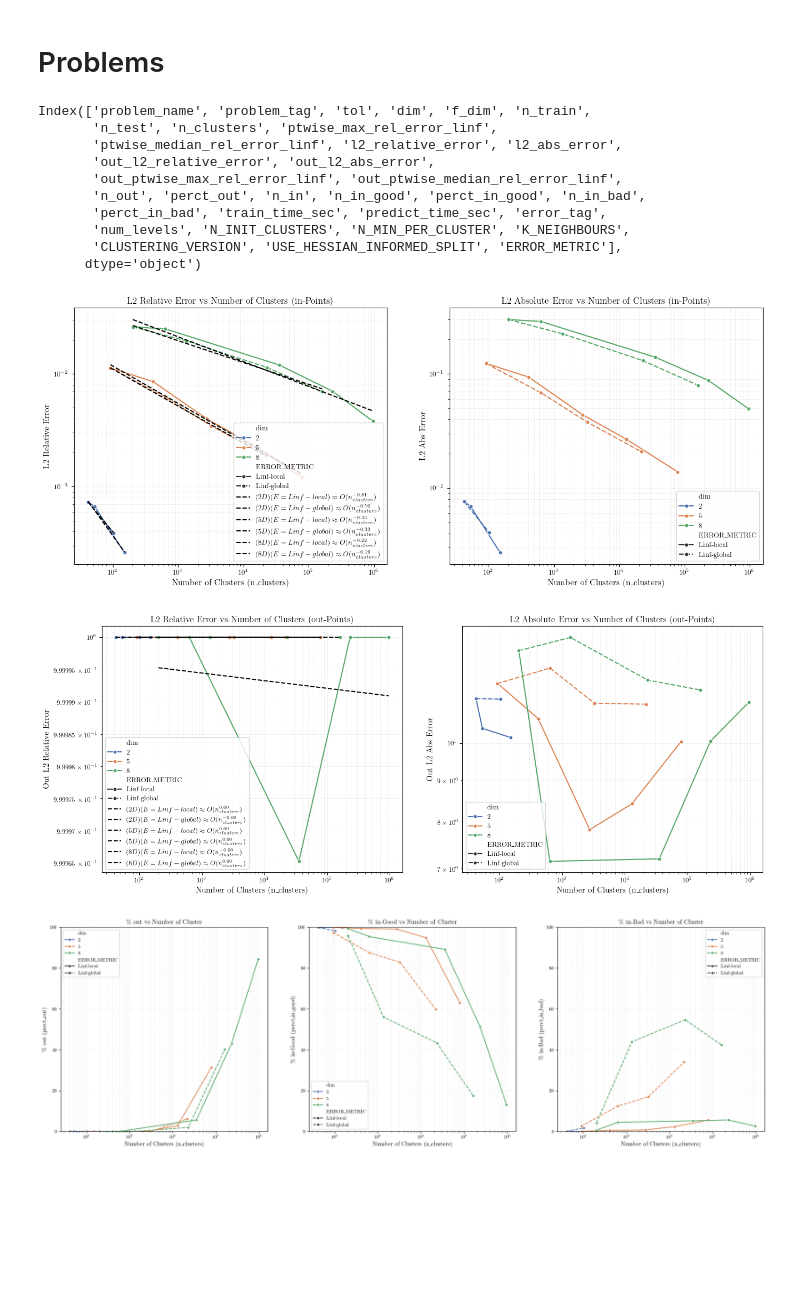
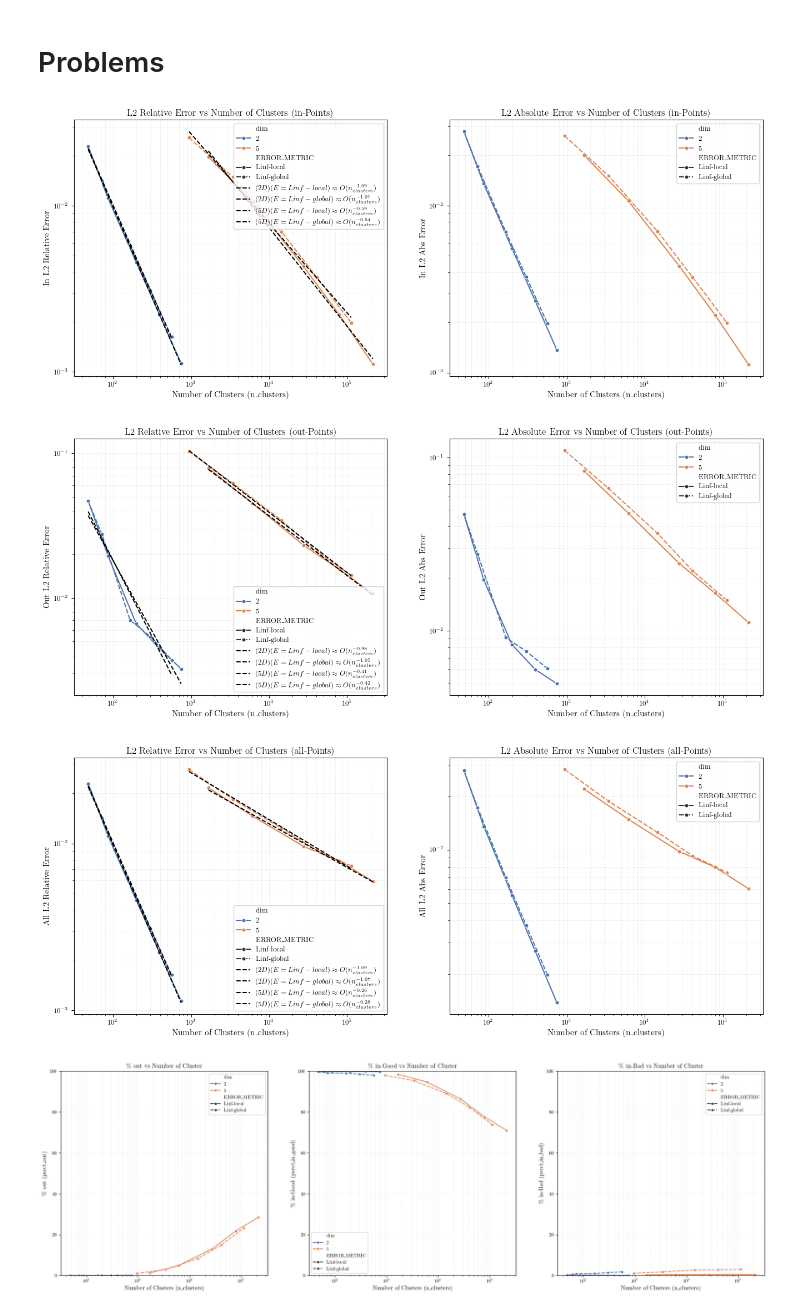
Before and after one commit to ut-padas/affini, a Jupyter notebook: ics26_eda.ipynb, the cells around one changed output. Saved outputs shown, nothing was run; the diff lists cells and outputs as text; code cells hidden in the pictures; blank space fills up the shorter version.

```diff
--- a/ics26_eda.ipynb
+++ b/ics26_eda.ipynb
@@ -176,55 +177,50 @@ def plot_percentage_metrics(df):
 # %% [markdown]
 # Problems
 # %%
-prob_dir = ICS26_DIR / "ics_quadratic"
+prob_dir = ICS26_DIR / "ics_shifted_gaussians"
 csv_path = prob_dir / "summary.csv"
 
 df_problem = pd.read_csv(csv_path)
 df_problem = df_problem.dropna(subset=["n_clusters"])
-# %%
-df_problem.columns
-# %% [output]
-Index(['problem_name', 'problem_tag', 'tol', 'dim', 'f_dim', 'n_train',
-       'n_test', 'n_clusters', 'ptwise_max_rel_error_linf',
-       'ptwise_median_rel_error_linf', 'l2_relative_error', 'l2_abs_error',
-       'out_l2_relative_error', 'out_l2_abs_error',
-       'out_ptwise_max_rel_error_linf', 'out_ptwise_median_rel_error_linf',
-       'n_out', 'perct_out', 'n_in', 'n_in_good', 'perct_in_good', 'n_in_bad',
-       'perct_in_bad', 'train_time_sec', 'predict_time_sec', 'error_tag',
-       'num_levels', 'N_INIT_CLUSTERS', 'N_MIN_PER_CLUSTER', 'K_NEIGHBOURS',
-       'CLUSTERING_VERSION', 'USE_HESSIAN_INFORMED_SPLIT', 'ERROR_METRIC'],
-      dtype='object')
 # %%
 if "hessian_estimation" in prob_dir.name:
     plot_error_with_log_log_fit(
         df_problem,
         "l2_rel_error",
         "l2_abs_error",
         "L2 Relative Error vs Number of Clusters",
         "L2 Absolute Error vs Number of Clusters",
         error_metric_col="metric",
         skip_first_n=1,
     )
 else:
     plot_error_with_log_log_fit(
         df_problem,
-        "l2_relative_error",
-        "l2_abs_error",
+        "in_l2_relative_error",
+        "in_l2_abs_error",
         "L2 Relative Error vs Number of Clusters (in-Points)",
         "L2 Absolute Error vs Number of Clusters (in-Points)",
     )
     plot_error_with_log_log_fit(
         df_problem,
         "out_l2_relative_error",
         "out_l2_abs_error",
         "L2 Relative Error vs Number of Clusters (out-Points)",
         "L2 Absolute Error vs Number of Clusters (out-Points)",
     )
+    plot_error_with_log_log_fit(
+        df_problem,
+        "all_l2_relative_error",
+        "all_l2_abs_error",
+        "L2 Relative Error vs Number of Clusters (all-Points)",
+        "L2 Absolute Error vs Number of Clusters (all-Points)",
+    )
     plot_percentage_metrics(df_problem)
 # %% [output]
-[figure, old version]
+[figure, new version]
-[figure, old version]
+[figure, new version]
-[figure, old version]
+[figure, new version]
+[figure, added]
 # %%
 def get_renamed_df(df):
     rename_cols = {
```
Also changed, not shown: parts of 3 cells of this notebook.
